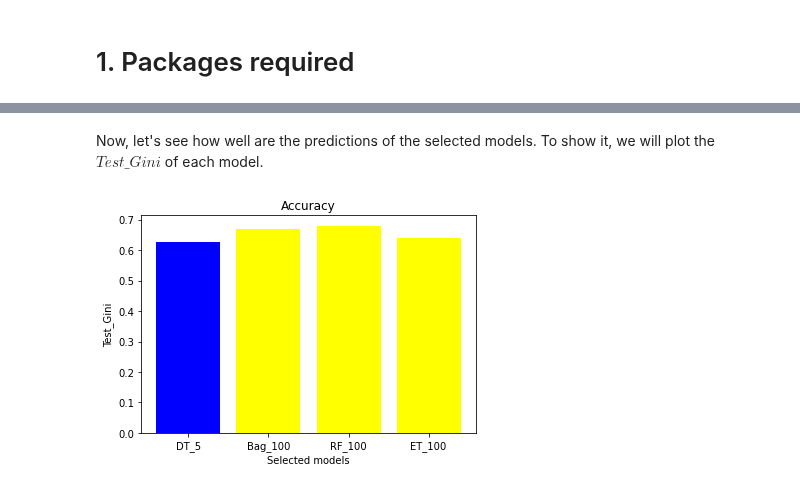
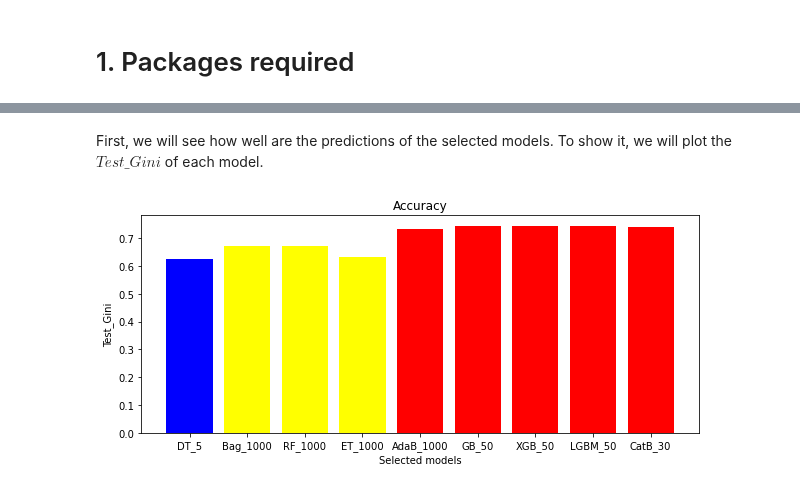
Before and after one commit to GinesMeca/TFG, a Jupyter notebook: notebooks/7. Conclusions.ipynb, the cells around one changed output, grey strips where cells are left out. Saved outputs shown, nothing was run; the diff lists cells and outputs as text; code cells hidden in the pictures.

```diff
--- a/notebooks/7. Conclusions.ipynb
+++ b/notebooks/7. Conclusions.ipynb
@@ -18,0 +24,10 @@ import matplotlib.pyplot as plt
+# %%
+DT = pd.read_parquet('../data/models/cart.parquet')
+BAG = pd.read_parquet('../data/models/bag.parquet')
+RF = pd.read_parquet('../data/models/rf.parquet')
+ET = pd.read_parquet('../data/models/et.parquet')
+ADAB = pd.read_parquet('../data/models/adab.parquet')
+GB = pd.read_parquet('../data/models/gb.parquet')
+XGB = pd.read_parquet('../data/models/xgb.parquet')
+LGBM = pd.read_parquet('../data/models/lgbm.parquet')
+CATB = pd.read_parquet('../data/models/catb.parquet')
@@ -45,0 +41,14 @@ metrics_pd
+# %%
+metrics = {}
+metrics['DT_5'] = dict(DT.iloc[2])
+metrics['Bag_1000'] = dict(BAG.iloc[-1])
+metrics['RF_1000'] = dict(RF.iloc[-1])
+metrics['ET_1000'] = dict(ET.iloc[-1])
+metrics['AdaB_1000'] = dict(ADAB.iloc[-1])
+metrics['GB_50'] = dict(GB.iloc[7])
+metrics['XGB_50'] = dict(XGB.iloc[7])
+metrics['LGBM_50'] = dict(LGBM.iloc[7])
+metrics['CatB_30'] = dict(CATB.iloc[6])
+
+metrics_pd = pd.DataFrame.from_dict(metrics, orient = 'index', columns = ['Run_Time', 'Train_Gini', 'Test_Gini'])
+metrics_pd
@@ -46,13 +66,14 @@ metrics_pd
 # %% [markdown]
-Now, let's see how well are the predictions of the selected models. To show it, we will plot the $Test\_Gini$ of each model.
+First, we will see how well are the predictions of the selected models. To show it, we will plot the $Test\_Gini$ of each model.
 # %%
-x = list(metrics_pd.index)
+x = list(metrics_pd.index.values)
 y = list(metrics_pd.Test_Gini)
 
-plt.bar(x, y, color = ['blue', 'yellow', 'yellow', 'yellow'])
+plt.rcParams["figure.figsize"] = (10,4)
+plt.bar(x, y, color = ['blue', 'yellow', 'yellow', 'yellow', 'red', 'red', 'red', 'red', 'red'])
 plt.xlabel('Selected models')
 plt.ylabel('Test_Gini')
 plt.title('Accuracy')
 plt.show()
 # %% [output]
-[figure, old version]
+[figure, new version]
```
Also changed, not shown: parts of 17 cells of this notebook.
